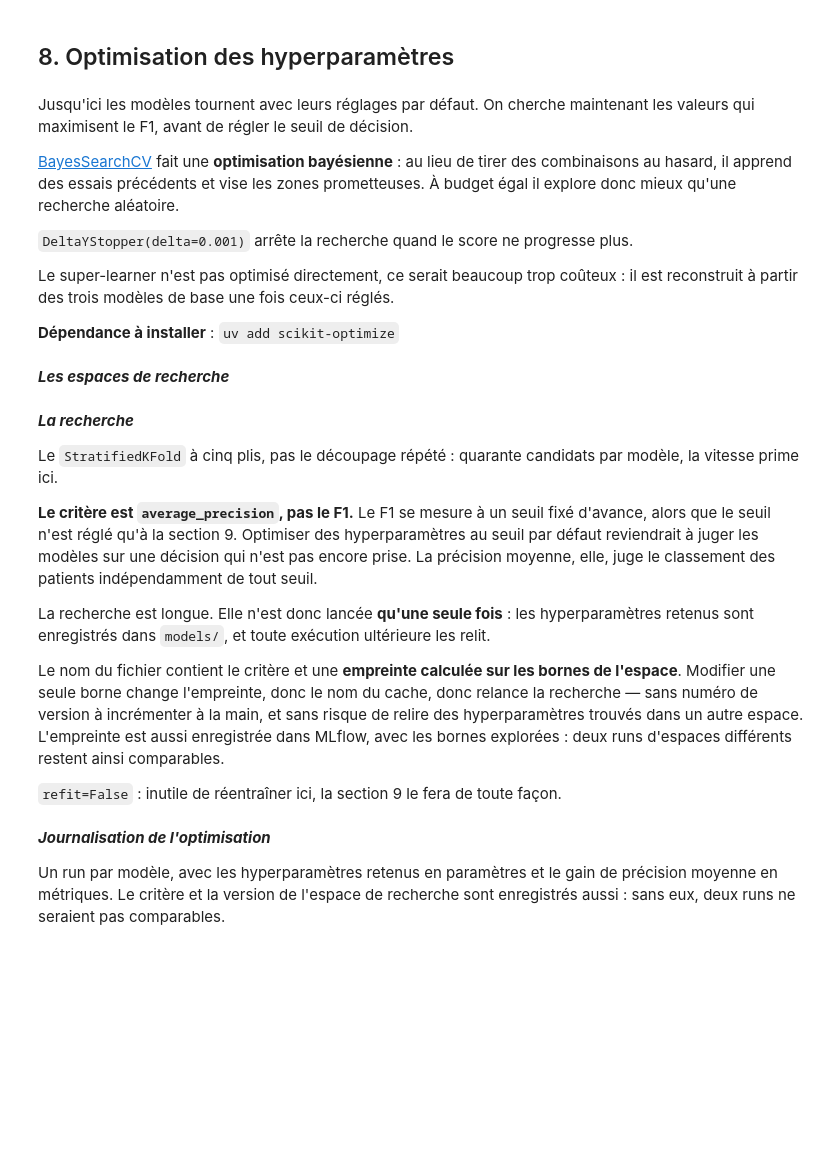
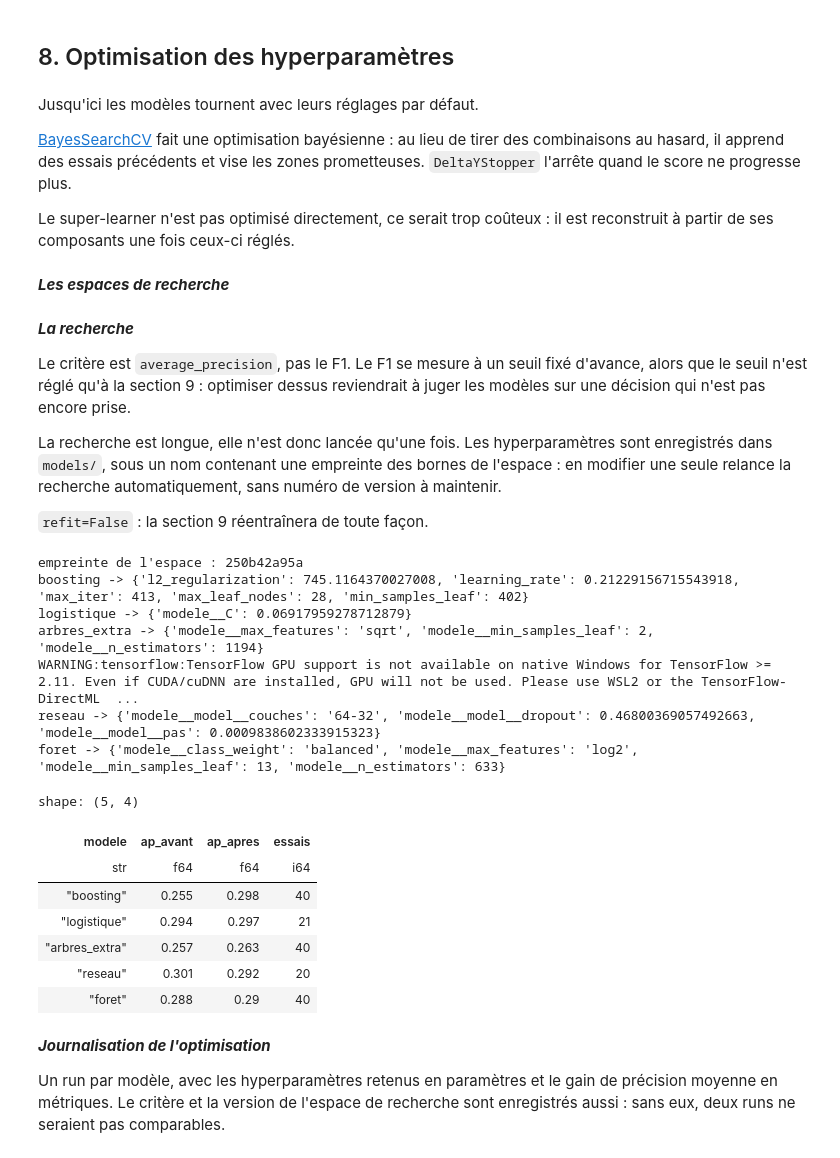
Before and after one commit to AbdoMir/pr-diction-de-la-bact-ri-mie, a Jupyter notebook: notebook/2.MLFLOW-Prepro&Modeling.ipynb, the cells around one changed output. Saved outputs shown, nothing was run; the diff lists cells and outputs as text; code cells hidden in the pictures; blank space fills up the shorter version.

```diff
--- a/notebook/2.MLFLOW-Prepro&Modeling.ipynb
+++ b/notebook/2.MLFLOW-Prepro&Modeling.ipynb
@@ -815,15 +866,11 @@ for nom, proba in proba_cv.items():
 # %% [markdown]
 ## 8. Optimisation des hyperparamètres
 # %% [markdown]
-Jusqu'ici les modèles tournent avec leurs réglages par défaut. On cherche maintenant les valeurs qui maximisent le F1, avant de régler le seuil de décision.
+Jusqu'ici les modèles tournent avec leurs réglages par défaut.
 
-[BayesSearchCV](https://scikit-optimize.github.io/stable/modules/generated/skopt.BayesSearchCV.html) fait une **optimisation bayésienne** : au lieu de tirer des combinaisons au hasard, il apprend des essais précédents et vise les zones prometteuses. À budget égal il explore donc mieux qu'une recherche aléatoire.
+[BayesSearchCV](https://scikit-optimize.github.io/stable/modules/generated/skopt.BayesSearchCV.html) fait une optimisation bayésienne : au lieu de tirer des combinaisons au hasard, il apprend des essais précédents et vise les zones prometteuses. `DeltaYStopper` l'arrête quand le score ne progresse plus.
 
-`DeltaYStopper(delta=0.001)` arrête la recherche quand le score ne progresse plus.
-
-Le super-learner n'est pas optimisé directement, ce serait beaucoup trop coûteux : il est reconstruit à partir des trois modèles de base une fois ceux-ci réglés.
-
-**Dépendance à installer** : `uv add scikit-optimize`
+Le super-learner n'est pas optimisé directement, ce serait trop coûteux : il est reconstruit à partir de ses composants une fois ceux-ci réglés.
 # %% [markdown]
 ***Les espaces de recherche***
 # %%
@@ -856,15 +911,11 @@ espaces = {
 # %% [markdown]
 ***La recherche***
 
-Le `StratifiedKFold` à cinq plis, pas le découpage répété : quarante candidats par modèle, la vitesse prime ici.
+Le critère est `average_precision`, pas le F1. Le F1 se mesure à un seuil fixé d'avance, alors que le seuil n'est réglé qu'à la section 9 : optimiser dessus reviendrait à juger les modèles sur une décision qui n'est pas encore prise.
 
-**Le critère est `average_precision`, pas le F1.** Le F1 se mesure à un seuil fixé d'avance, alors que le seuil n'est réglé qu'à la section 9. Optimiser des hyperparamètres au seuil par défaut reviendrait à juger les modèles sur une décision qui n'est pas encore prise. La précision moyenne, elle, juge le classement des patients indépendamment de tout seuil.
+La recherche est longue, elle n'est donc lancée qu'une fois. Les hyperparamètres sont enregistrés dans `models/`, sous un nom contenant une empreinte des bornes de l'espace : en modifier une seule relance la recherche automatiquement, sans numéro de version à maintenir.
 
-La recherche est longue. Elle n'est donc lancée **qu'une seule fois** : les hyperparamètres retenus sont enregistrés dans `models/`, et toute exécution ultérieure les relit.
-
-Le nom du fichier contient le critère et une **empreinte calculée sur les bornes de l'espace**. Modifier une seule borne change l'empreinte, donc le nom du cache, donc relance la recherche — sans numéro de version à incrémenter à la main, et sans risque de relire des hyperparamètres trouvés dans un autre espace. L'empreinte est aussi enregistrée dans MLflow, avec les bornes explorées : deux runs d'espaces différents restent ainsi comparables.
-
-`refit=False` : inutile de réentraîner ici, la section 9 le fera de toute façon.
+`refit=False` : la section 9 réentraînera de toute façon.
 # %%
 def empreinte(espaces: dict) -> str:
     """Empreinte de l'espace de recherche, calculee sur les bornes elles-memes.
@@ -894,37 +945,66 @@ else:
     # niveaux de parallelisme se disputent les coeurs et tout ralentit.
     foret.set_params(modele__n_jobs=1)
 
+    # Un entrainement du reseau coute une dizaine de secondes, contre une
+    # fraction de seconde pour les autres. On lui donne donc moins d'essais et
+    # trois plis au lieu de cinq : la recherche ne sert qu'a classer des
+    # candidats entre eux, pas a mesurer une performance definitive. Et pas de
+    # parallelisme, chaque processus chargeant sa propre copie de TensorFlow.
+    PARTICULIERS = {"reseau": {"n_iter": 20, "n_jobs": 1,
+                               "cv": StratifiedKFold(3, shuffle=True,
+                                                     random_state=SEED)}}
+
     trouve = {"params": {}, "resume": []}
     for nom, espace in espaces.items():
+        reglages = {"n_iter": 40, "cv": cv, "n_jobs": -1} | PARTICULIERS.get(nom, {})
         recherche = BayesSearchCV(
             estimator=modeles[nom],
             search_spaces=espace,
-            n_iter=40,
             scoring=CRITERE,
-            cv=cv,
             refit=False,
-            n_jobs=-1,
             random_state=SEED,
+            **reglages,
         )
         recherche.fit(X_train, y_train, callback=[DeltaYStopper(delta=0.001)])
 
         trouve["params"][nom] = dict(recherche.best_params_)
         # best_score_ suit CRITERE, donc on le compare a la precision moyenne de
         # la section 7 et non a son F1 : sinon les deux colonnes ne parlent pas
         # de la meme chose.
         trouve["resume"].append({
             "modele": nom,
             "ap_avant": comparaison.filter(pl.col("modele") == nom)["precision_moyenne"][0],
             "ap_apres": round(recherche.best_score_, 3),
             "essais": len(recherche.cv_results_["params"]),
         })
         print(nom, "->", dict(recherche.best_params_), flush=True)
 
     CACHE.parent.mkdir(exist_ok=True)
     joblib.dump(trouve, CACHE)
 
-meilleurs = {nom: modeles[nom].set_params(**p) for nom, p in trouve["params"].items()}
+# On part de tous les modeles, puis on remplace ceux qui ont ete optimises :
+# un modele absent de la recherche garde ainsi ses reglages par defaut au
+# lieu de disparaitre de la suite du notebook.
+meilleurs = dict(modeles)
+for nom, p in trouve["params"].items():
+    meilleurs[nom] = modeles[nom].set_params(**p)
 pl.DataFrame(trouve["resume"])
+# %% [output]
+empreinte de l'espace : 250b42a95a
+boosting -> {'l2_regularization': 745.1164370027008, 'learning_rate': 0.21229156715543918, 'max_iter': 413, 'max_leaf_nodes': 28, 'min_samples_leaf': 402}
+logistique -> {'modele__C': 0.06917959278712879}
+arbres_extra -> {'modele__max_features': 'sqrt', 'modele__min_samples_leaf': 2, 'modele__n_estimators': 1194}
+WARNING:tensorflow:TensorFlow GPU support is not available on native Windows for TensorFlow >= 2.11. Even if CUDA/cuDNN are installed, GPU will not be used. Please use WSL2 or the TensorFlow-DirectML  ...
+reseau -> {'modele__model__couches': '64-32', 'modele__model__dropout': 0.46800369057492663, 'modele__model__pas': 0.0009838602333915323}
+foret -> {'modele__class_weight': 'balanced', 'modele__max_features': 'log2', 'modele__min_samples_leaf': 13, 'modele__n_estimators': 633}
+shape: (5, 4)
+| modele | ap_avant | ap_apres | essais |
+| str | f64 | f64 | i64 |
+| "boosting" | 0.255 | 0.298 | 40 |
+| "logistique" | 0.294 | 0.297 | 21 |
+| "arbres_extra" | 0.257 | 0.263 | 40 |
+| "reseau" | 0.301 | 0.292 | 20 |
+| "foret" | 0.288 | 0.29 | 40 |
 # %% [markdown]
 ***Journalisation de l'optimisation***
 
```
Also changed, not shown: parts of 33 cells of this notebook, 7 other files.
